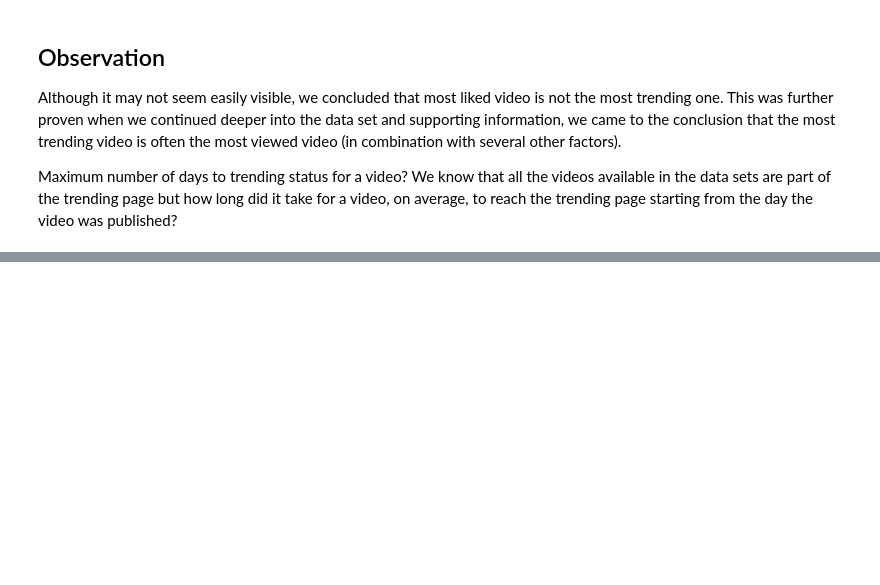
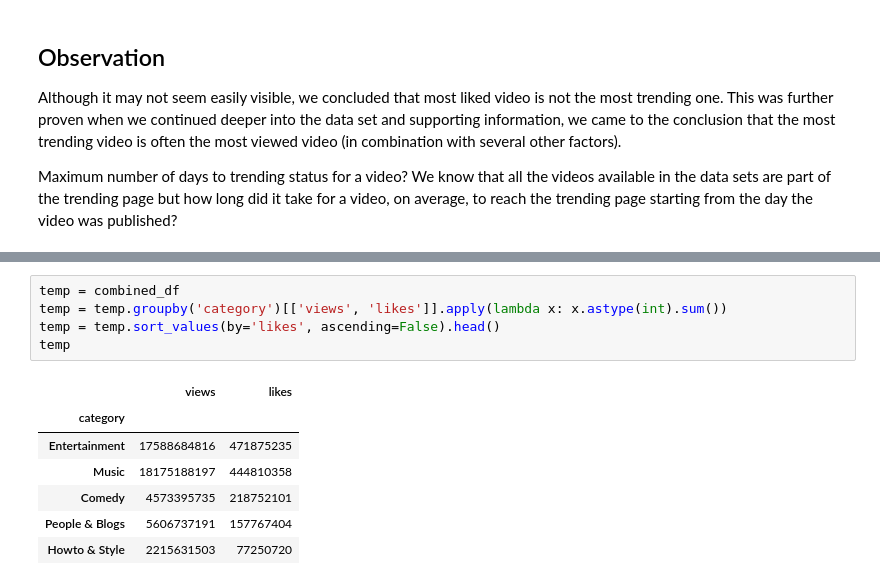
Before and after one commit to heidless-stillwater/data-cleaning, a Jupyter notebook: notebooks/clean-0.ipynb, the cells around one changed output, grey strips where cells are left out. Saved outputs shown, nothing was run; the diff lists cells and outputs as text; blank space fills up the shorter version.

```diff
--- a/notebooks/clean-0.ipynb
+++ b/notebooks/clean-0.ipynb
@@ -499,0 +507,13 @@ _ = sns.displot(to_trending.value_counts(),bins='rice',kde=False)
+# %%
+temp = combined_df
+temp = temp.groupby('category')[['views', 'likes']].apply(lambda x: x.astype(int).sum())
+temp = temp.sort_values(by='likes', ascending=False).head()
+temp
+# %% [output]
+|  | views | likes |
+| category |  |  |
+| Entertainment | 17588684816 | 471875235 |
+| Music | 18175188197 | 444810358 |
+| Comedy | 4573395735 | 218752101 |
+| People & Blogs | 5606737191 | 157767404 |
+| Howto & Style | 2215631503 | 77250720 |
```
Also changed, not shown: parts of 2 cells of this notebook.
